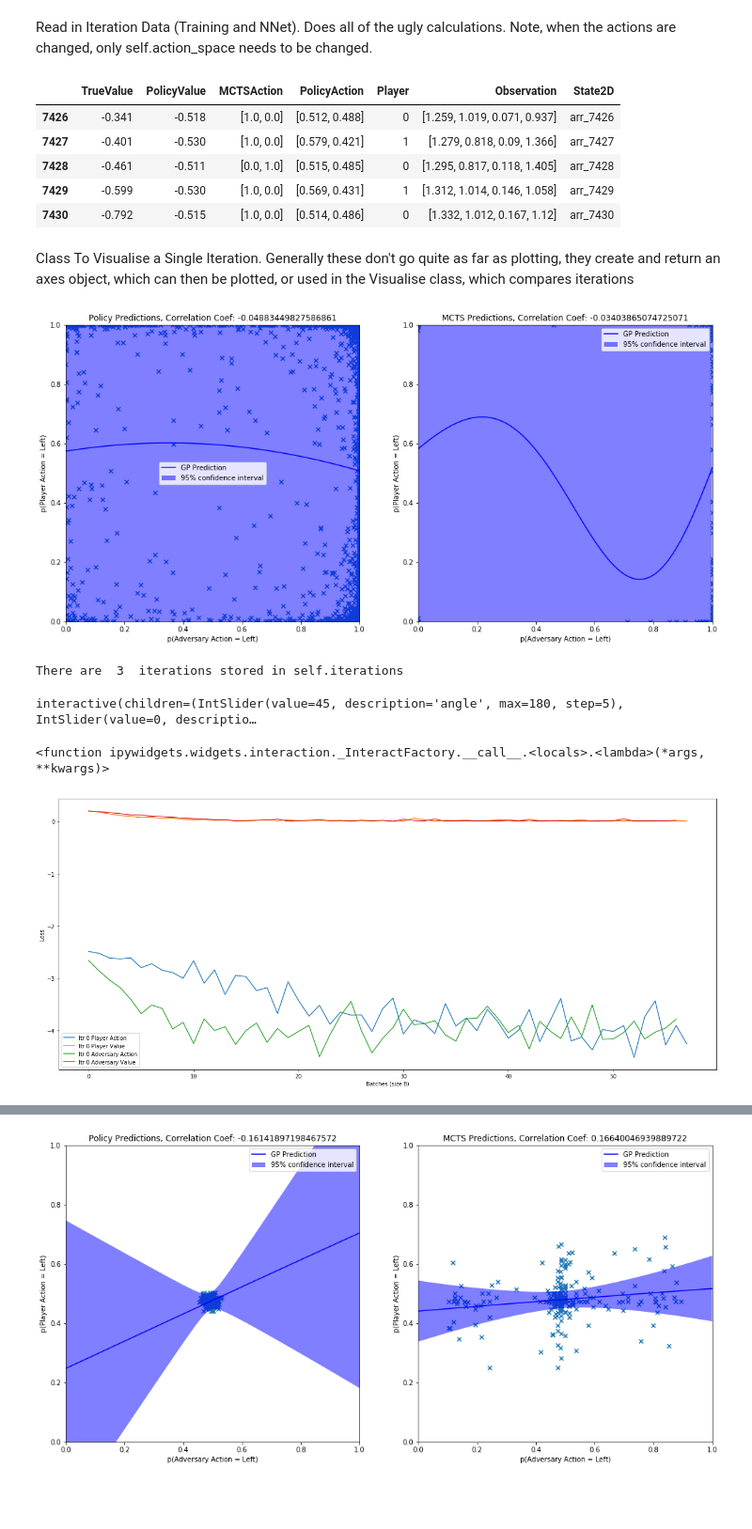
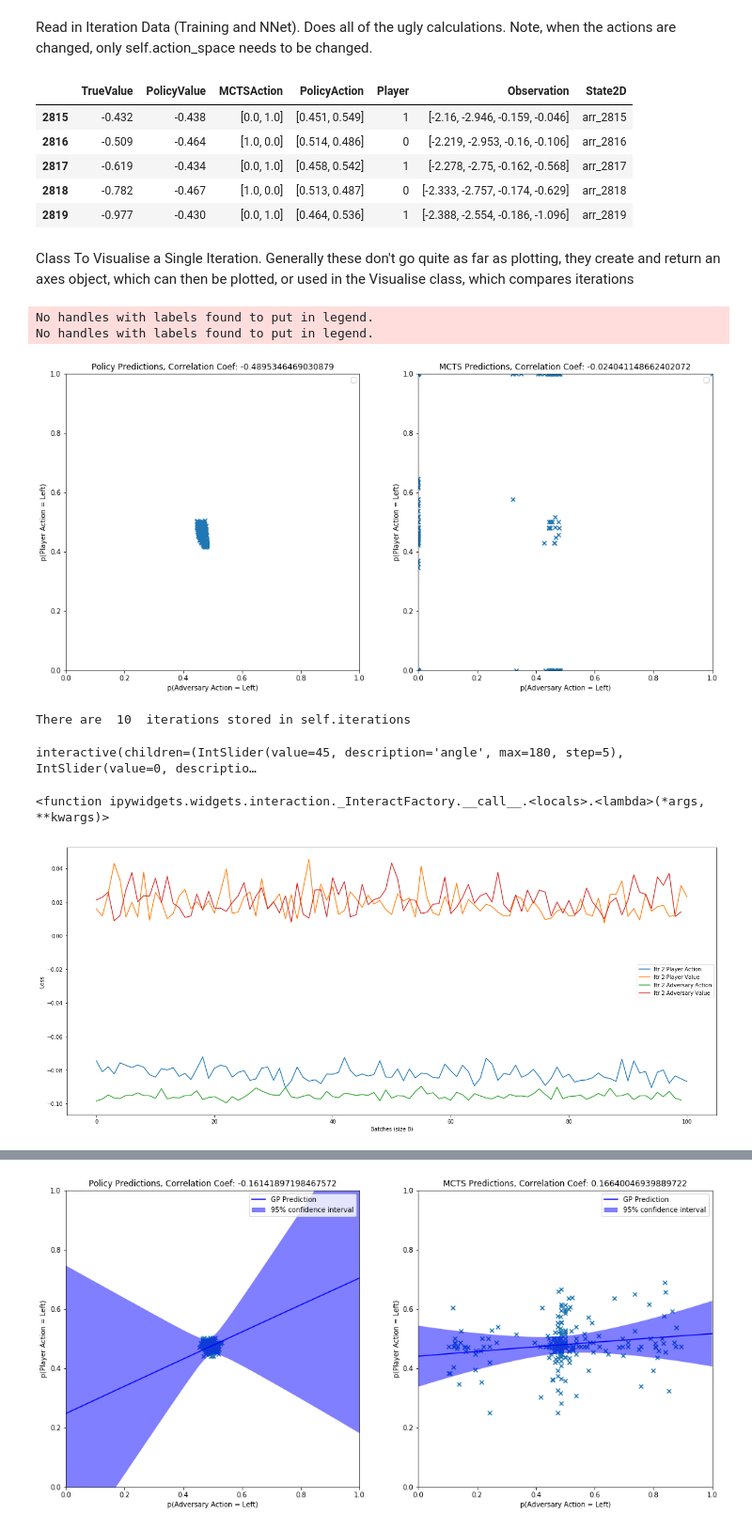
Before and after one commit to alexdarch/Project, a Jupyter notebook: ResultsAndTesting/AdversaryResultsVisualisation.ipynb, the cells around one changed output, grey strips where cells are left out. Shown at 94% size. Cells and saved outputs as stored; diff of their text form; code cells hidden in the pictures; blank space fills up the shorter version.

```diff
--- a/ResultsAndTesting/AdversaryResultsVisualisation.ipynb
+++ b/ResultsAndTesting/AdversaryResultsVisualisation.ipynb
@@ -121,18 +122,18 @@ class IterationData:
                 max_ep = ep
         return max_ep
 
-# folder = os.path.join('..\Cartpole','Data', 'TrainingData\\')
-folder = os.path.join('ArchivedData', '0AdversaryXE\\')
+folder = os.path.join('..\Cartpole','Data', 'TrainingData1\\')
+# folder = os.path.join('ArchivedData', '0AdversaryXE\\')
 iter_data = IterationData(folder, iteration=0)
 iter_data.episode_data['Episode0'].tail()
 iter_data.all_data.tail()
 # %% [output]
 |  | TrueValue | PolicyValue | MCTSAction | PolicyAction | Player | Observation | State2D |
-| 7426 | -0.341 | -0.518 | [1.0, 0.0] | [0.512, 0.488] | 0 | [1.259, 1.019, 0.071, 0.937] | arr_7426 |
-| 7427 | -0.401 | -0.530 | [1.0, 0.0] | [0.579, 0.421] | 1 | [1.279, 0.818, 0.09, 1.366] | arr_7427 |
-| 7428 | -0.461 | -0.511 | [0.0, 1.0] | [0.515, 0.485] | 0 | [1.295, 0.817, 0.118, 1.405] | arr_7428 |
-| 7429 | -0.599 | -0.530 | [1.0, 0.0] | [0.569, 0.431] | 1 | [1.312, 1.014, 0.146, 1.058] | arr_7429 |
-| 7430 | -0.792 | -0.515 | [1.0, 0.0] | [0.514, 0.486] | 0 | [1.332, 1.012, 0.167, 1.12] | arr_7430 |
+| 2815 | -0.432 | -0.438 | [0.0, 1.0] | [0.451, 0.549] | 1 | [-2.16, -2.946, -0.159, -0.046] | arr_2815 |
+| 2816 | -0.509 | -0.464 | [1.0, 0.0] | [0.514, 0.486] | 0 | [-2.219, -2.953, -0.16, -0.106] | arr_2816 |
+| 2817 | -0.619 | -0.434 | [0.0, 1.0] | [0.458, 0.542] | 1 | [-2.278, -2.75, -0.162, -0.568] | arr_2817 |
+| 2818 | -0.782 | -0.467 | [1.0, 0.0] | [0.513, 0.487] | 0 | [-2.333, -2.757, -0.174, -0.629] | arr_2818 |
+| 2819 | -0.977 | -0.430 | [0.0, 1.0] | [0.464, 0.536] | 1 | [-2.388, -2.554, -0.186, -1.096] | arr_2819 |
 # %% [markdown]
 Class To Visualise a Single Iteration. Generally these don't go quite as far as plotting, they create and return an axes object, which can then be plotted, or used in the Visualise class, which compares iterations
 # %%
@@ -193,14 +194,15 @@ class VisualiseIteration:
             fig, axes = plt.subplots(ncols=1, nrows=1, figsize=(17, 7))
 
         # Value Subplot
-        axes.plot(player_xs, player_policy_values, color=colour, linestyle='--',
+        axes.plot(player_xs, player_policy_values, color=colour, linestyle=':', marker='+',
                   label='Player Policy Values, Iter:' + str(self.iter) + ' Ep:' + str(episode))
-        axes.plot(adv_xs, adv_policy_values, color=colour, linestyle='--',
+        axes.plot(adv_xs, adv_policy_values, color=colour, linestyle=':', marker='x',
                   label='Adversary Policy Values, Iter:' + str(self.iter) + ' Ep:' + str(episode))
         axes.plot(true_values, color=colour, linestyle='-',
                   label='True Values, Iter:' + str(self.iter) + ' Ep:' + str(episode))
         axes.legend()
         axes.set_ylabel('State Value')
+        axes.set_ylim(-1, 0)
 
         return axes
 
@@ -243,6 +245,7 @@ class VisualiseIteration:
             axes[axis].set_ylabel(
                 'Probability of {} Pushing {}'.format(agent[axis], self.action_names[self.default_action]))
             axes[axis].set_xlabel('Steps')
+            axes[axis].set_ylim(0, 1)
 
         return axes
 
@@ -359,17 +362,17 @@ class VisualiseIteration:
 
         # Instantiate a Gaussian Process model, note DotProduct is just <x, y> == Rotation of linear kernel therefore good for this
         # kernel = Sum(DotProduct(sigma_0=0.1), WhiteKernel(noise_level=0.1))
-        kernel = Sum(Product(DotProduct(sigma_0=0.1), RBF(0.1, (1e-2, 1e1))), WhiteKernel(noise_level=0.5))
-        gp_policy = GaussianProcessRegressor(kernel=kernel, alpha=0.25 ** 2, n_restarts_optimizer=1)
-        gp_mcts = GaussianProcessRegressor(kernel=kernel, alpha=0.25 ** 2, n_restarts_optimizer=1)
+        # kernel = Sum(Product(DotProduct(sigma_0=0.1), RBF(0.1, (1e-2, 1e1))), WhiteKernel(noise_level=0.5))
+        # gp_policy = GaussianProcessRegressor(kernel=kernel, alpha=0.25 ** 2, n_restarts_optimizer=1)
+        # gp_mcts = GaussianProcessRegressor(kernel=kernel, alpha=0.25 ** 2, n_restarts_optimizer=1)
 
         # Fit to data using Maximum Likelihood Estimation of the parameters
-        X_policy, X_mcts = np.atleast_2d(adv_policy).T, np.atleast_2d(adv_mcts).T
-        gp_policy.fit(X_policy, player_policy)
-        gp_mcts.fit(X_mcts, player_mcts)
-        x = np.atleast_2d(np.linspace(0, 1, 100)).T
-        y_policy, s_policy = gp_policy.predict(x, return_std=True)
-        y_mcts, s_mcts = gp_mcts.predict(x, return_std=True)
+        #X_policy, X_mcts = np.atleast_2d(adv_policy).T, np.atleast_2d(adv_mcts).T
+        #gp_policy.fit(X_policy, player_policy)
+        #gp_mcts.fit(X_mcts, player_mcts)
+        #x = np.atleast_2d(np.linspace(0, 1, 100)).T
+        #y_policy, s_policy = gp_policy.predict(x, return_std=True)
+        #y_mcts, s_mcts = gp_mcts.predict(x, return_std=True)
 
         # CALCULATE CORRELATION
         corr_player = np.corrcoef(player_policy, adv_policy)[0][1]  # take a non-diagonal element
@@ -381,17 +384,17 @@ class VisualiseIteration:
 
         fig, axes = plt.subplots(ncols=2, nrows=1, figsize=(17, 8))
         player_actions, adv_actions = [player_policy, player_mcts], [adv_policy, adv_mcts]
-        y_pred, sigma = [y_policy, y_mcts], [s_policy, s_mcts]
+        #y_pred, sigma = [y_policy, y_mcts], [s_policy, s_mcts]
         for axis in range(len(axes)):
             axes[axis].scatter(adv_actions[axis], player_actions[axis], marker='x')
             axes[axis].set_title("{}, Correlation Coef: {}".format(titles[axis], correlation[axis]))
 
             # Plot the function, the prediction and the 95% confidence interval based on the MSE
-            axes[axis].plot(x, y_pred[axis], 'b-', label='GP Prediction')
-            axes[axis].fill(np.concatenate([x, x[::-1]]),
-                            np.concatenate([y_pred[axis] - 1.9600 * sigma[axis],
-                                            (y_pred[axis] + 1.9600 * sigma[axis])[::-1]]),
-                            alpha=.5, fc='b', ec='None', label='95% confidence interval')
+            #axes[axis].plot(x, y_pred[axis], 'b-', label='GP Prediction')
+            #axes[axis].fill(np.concatenate([x, x[::-1]]),
+            #                np.concatenate([y_pred[axis] - 1.9600 * sigma[axis],
+            #                                (y_pred[axis] + 1.9600 * sigma[axis])[::-1]]),
+            #                alpha=.5, fc='b', ec='None', label='95% confidence interval')
             axes[axis].set_xlabel('p(Adversary Action = Left)')
             axes[axis].set_ylabel('p(Player Action = Left)')
             axes[axis].set_ylim(0, 1)
@@ -421,10 +424,12 @@ class VisualiseIteration:
         axes.set_ylabel("Angular Position")
         axes.set_title('The 2D State')
 # %%
-vis = VisualiseIteration(folder, 1)
+vis = VisualiseIteration(folder, 0)
 vis.plot_action_correlations()
 # %% [output]
+No handles with labels found to put in legend.
+No handles with labels found to put in legend.
-[figure, old version]
+[figure, new version]
 # %%
 class VisualiseIterations:
     """
@@ -652,10 +657,11 @@ class VisualiseIterations:
         ax.view_init(25, angle)
         plt.show()
 # %%
-folder = os.path.join('ArchivedData', '0AdversaryXE\\')
-v = VisualiseIterations(folder, [0, 1, 2])
+# folder = os.path.join('ArchivedData', '0AdversaryXE\\')
+folder = os.path.join('..\Cartpole','Data', 'TrainingData\\')
+v = VisualiseIterations(folder, [0, 1, 2, 3, 4, 5, 6, 7, 8, 9])
 # %% [output]
-There are  3  iterations stored in self.iterations
+There are  10  iterations stored in self.iterations
 # %%
 interact(v.vs_state_3d, angle=(0, 180, 5),
          iteration=(0 , v.iterations-1, 1),
@@ -668,7 +674,7 @@ interact(v.vs_state_3d, angle=(0, 180, 5),
 interactive(children=(IntSlider(value=45, description='angle', max=180, step=5), IntSlider(value=0, descriptio…
 <function ipywidgets.widgets.interaction._InteractFactory.__call__.<locals>.<lambda>(*args, **kwargs)>
 # %%
-v.plot_nnet_lossesvsbatch(iters=[0])
+v.plot_nnet_lossesvsbatch(iters=[2])
 # %% [output]
-[figure, old version]
+[figure, new version]
 # %%
```
Also changed, not shown: parts of 5 cells of this notebook, 9 other files.
